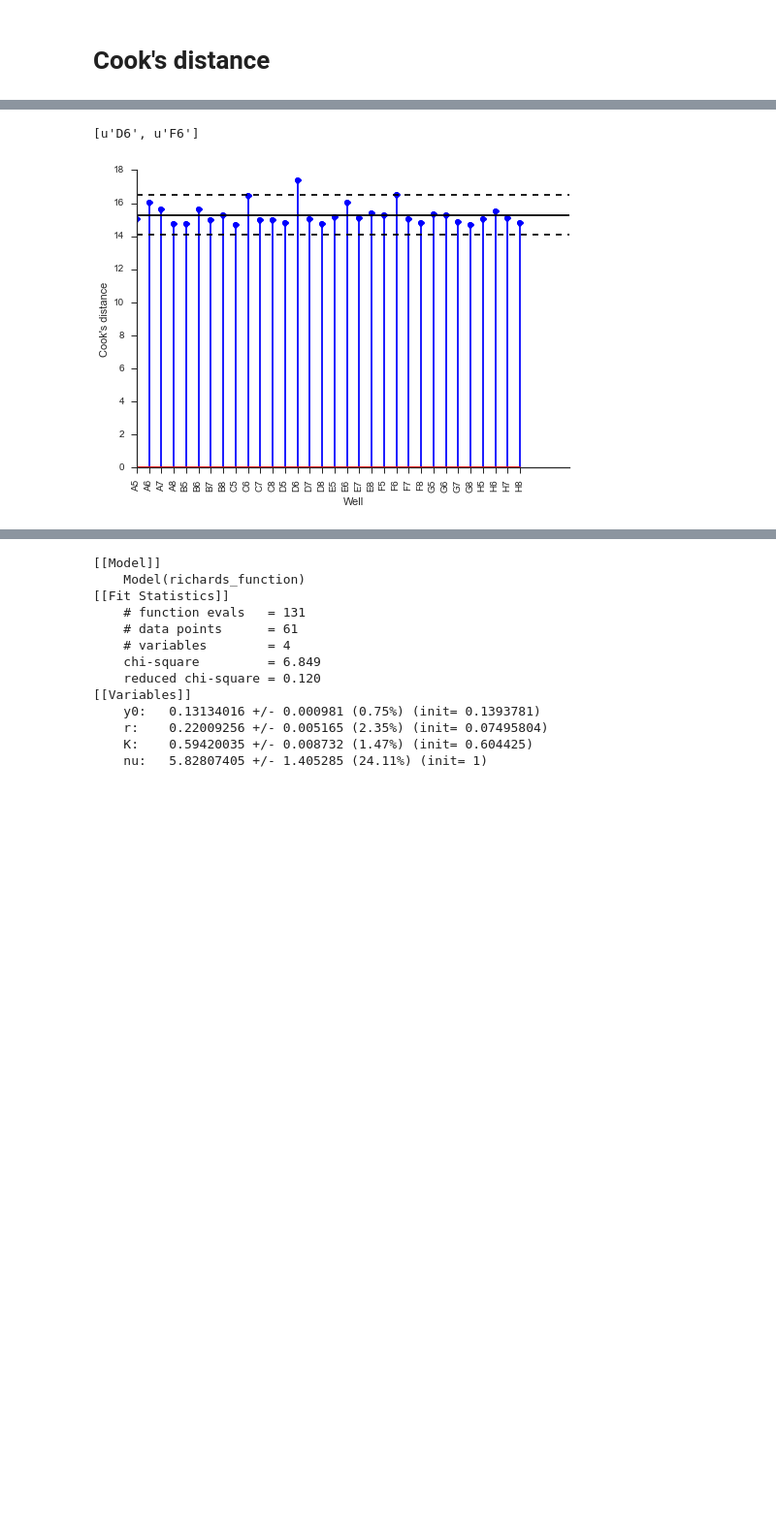
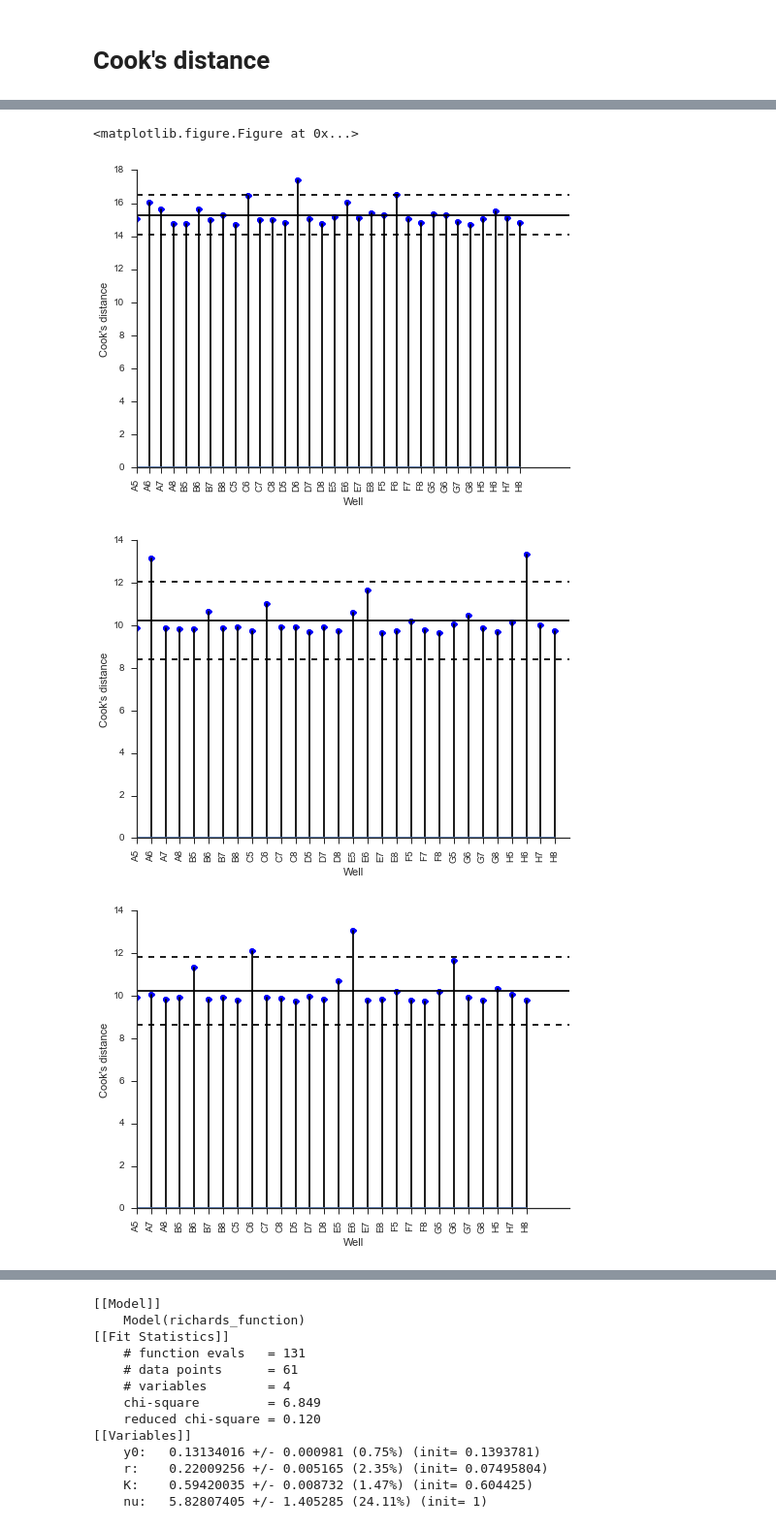
Before and after one commit to yoavram/curveball, a Jupyter notebook: notebooks/Find outliers.ipynb, the cells around one changed output, grey strips where cells are left out. Shown at 97% size. Saved outputs shown, nothing was run; the diff lists cells and outputs as text; code cells hidden in the pictures; blank space fills up the shorter version.

Commit message:
add outliers functions to models using Cook's distance - closes #4

```diff
--- a/notebooks/Find outliers.ipynb
+++ b/notebooks/Find outliers.ipynb
@@ -89,9 +57,8 @@ def plot_cook_dist(D):
 # %%
-_df = df_RG.copy()
-model_fit = curveball.models.fit_model(_df, PLOT=False, PRINT=False)[0]
-D = cook_distance(_df, model_fit)
-outliers,fig,ax = plot_cook_dist(D)
-print outliers
+model_fit = curveball.models.fit_model(df_RG, PLOT=False, PRINT=False)[0]
+outliers,fig,ax = curveball.models.find_all_outliers(df_RG, model_fit, PLOT=True)
 # %% [output]
-[u'D6', u'F6']
+<matplotlib.figure.Figure at 0x...>
-[figure, old version]
+[figure, new version]
+[figure, added]
+[figure, added]
```
Also changed, not shown: parts of 17 cells of this notebook, 1 other file.
